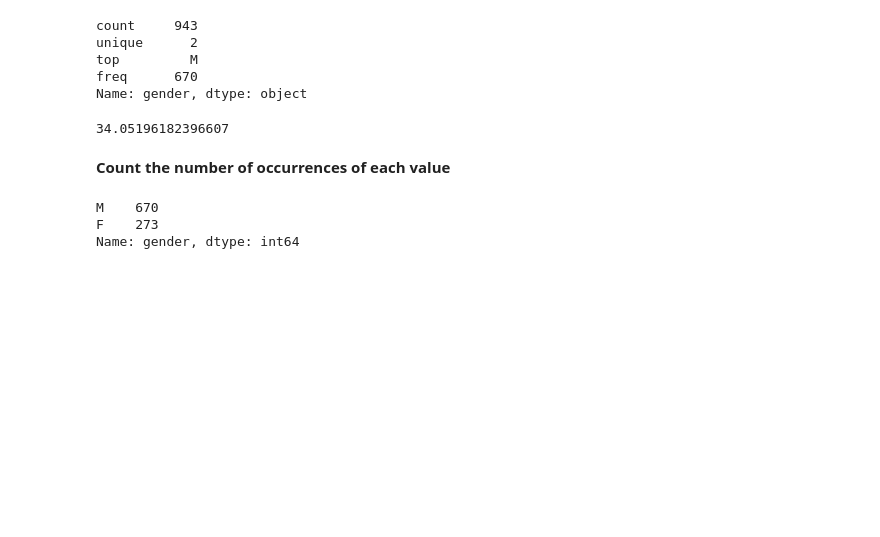
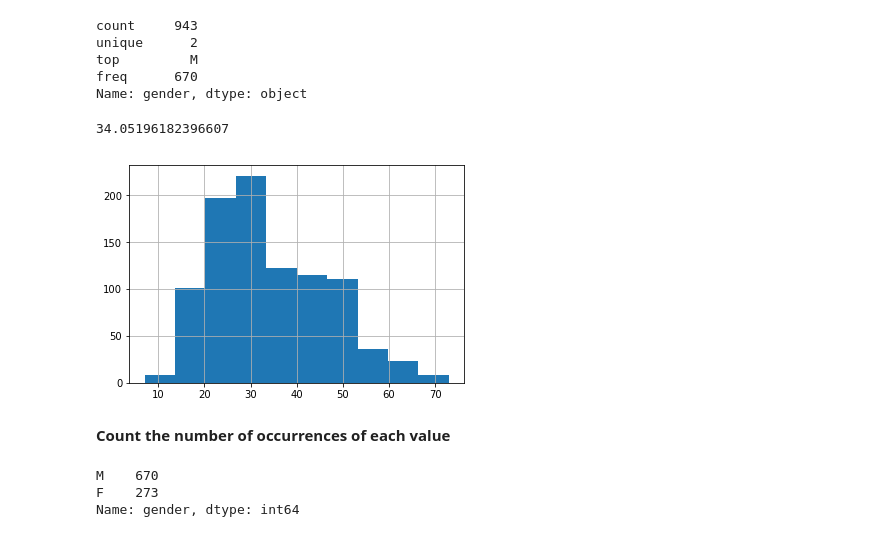
Before and after one commit to aidanconnolly/ga-ds829-eda-with-pandas, a Jupyter notebook: Pandas for Exploratory Data Analysis.ipynb, the cells around one changed output. Saved outputs shown, nothing was run; the diff lists cells and outputs as text; code cells hidden in the pictures; blank space fills up the shorter version.

```diff
--- a/Pandas for Exploratory Data Analysis.ipynb
+++ b/Pandas for Exploratory Data Analysis.ipynb
@@ -237,6 +284,11 @@ Name: gender, dtype: object
 users.age.mean()
 # %% [output]
 34.05196182396607
+# %%
+# draw a histogram of a column (the distribution of ages)
+users.age.hist();
+# %% [output]
+[figure, added]
 # %% [markdown]
 **Count the number of occurrences of each value**
 # %%
```
Also changed, not shown: parts of 80 cells of this notebook, 1 other file.
